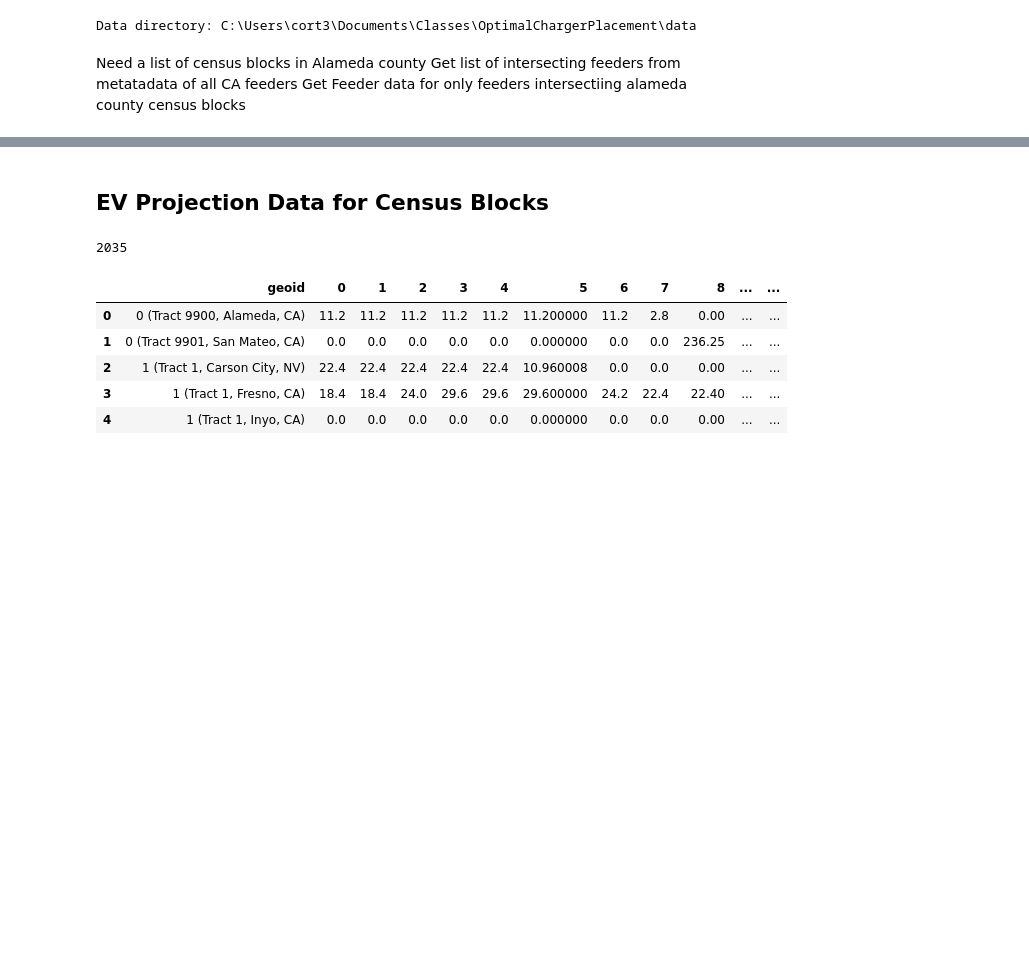
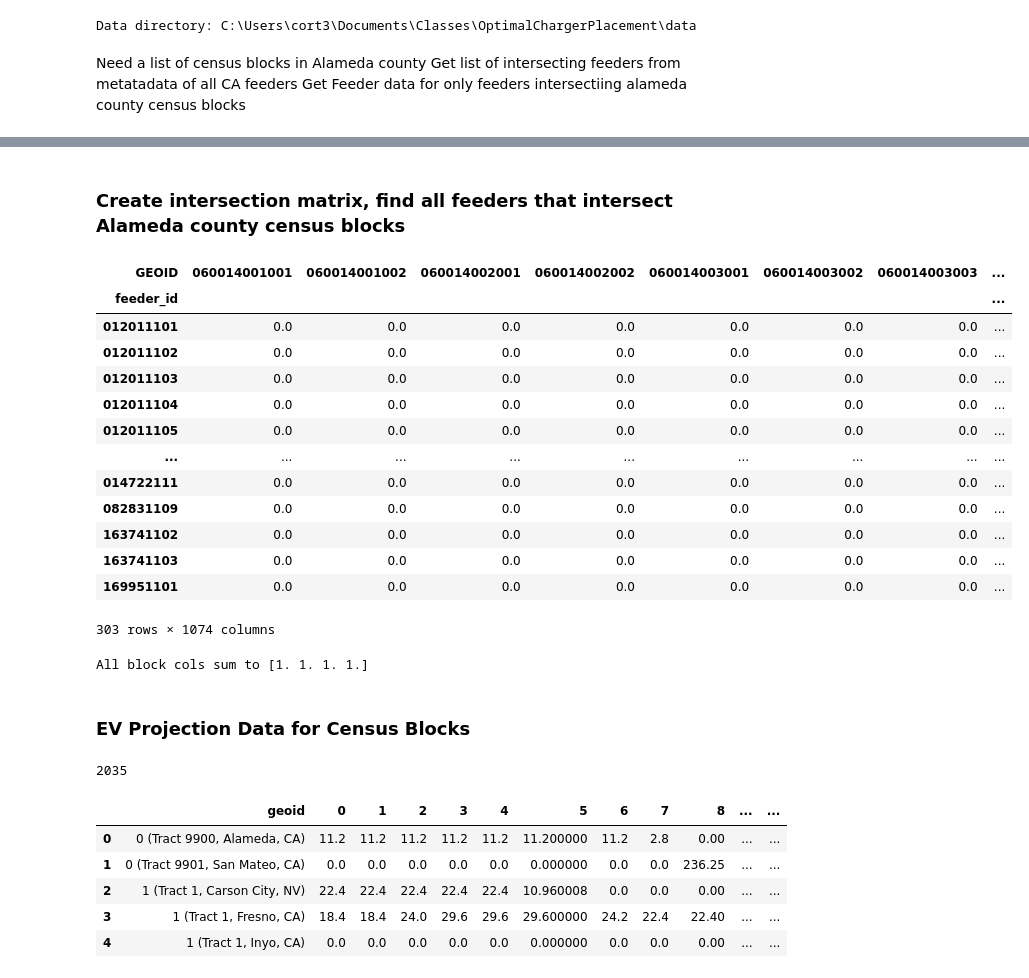
Before and after one commit to lazlop/OptimalChargerPlacement, a Jupyter notebook: notebooks/GridStressAnalysisAlameda.ipynb, the cells around one changed output, grey strips where cells are left out. Saved outputs shown, nothing was run; the diff lists cells and outputs as text; code cells hidden in the pictures; blank space fills up the shorter version.

```diff
--- a/notebooks/GridStressAnalysisAlameda.ipynb
+++ b/notebooks/GridStressAnalysisAlameda.ipynb
@@ -36,0 +100,73 @@ Get Feeder data for only feeders intersectiing alameda county census blocks
+# %% [markdown]
+### Create intersection matrix, find all feeders that intersect Alameda county census blocks
+# %%
+def get_feeder_census_block_intersection_matrix(feederGdf, censusGdf, verbose=False):
+    # CRS for Bay Area can be set to 32610 (when working in meters)
+    # CRS for some parts of California need to be adjusted
+    blocks_proj_m = alamedaCensusGdf.to_crs(epsg=32610)
+    feeders_proj_m = feederMetadataGdf.to_crs(epsg=32610)
+
+    # spatial join to find intersections between feeders and census blocks
+    intersections = gpd.overlay(feeders_proj_m, blocks_proj_m, how="intersection")
+
+    # length of each feeder segment in each block
+    intersections["length_in_block_m"] = intersections.geometry.apply(get_length)
+
+    # total length per block
+    block_totals = (
+        intersections.groupby("GEOID")["length_in_block_m"]
+        .sum()
+        .rename("total_length_in_block"))
+
+    # merge total length per block back to intersections
+    intersections = intersections.merge(block_totals, on="GEOID")
+
+    # Fraction of a feeder lenth in a block over total length of all feeders in that block
+    intersections["fraction"] = (intersections["length_in_block_m"] / intersections["total_length_in_block"])
+
+    feeder_block_matrix = intersections.pivot_table(
+        index="feeder_id",  # replace with your feeder ID column
+        columns="GEOID",
+        values="fraction",
+        fill_value=0,)
+
+    if verbose:
+        display(feeder_block_matrix)
+        # CHECKING THE INTERSECTION WORKED CORRECTLY
+        # Add row to feeder_block_matrix which is the sum of each column
+        court_row = pd.DataFrame(feeder_block_matrix.sum(axis=0)).T
+        court_row.index = ["Court_Sum"]
+        vals = feeder_block_matrix.sum(axis=0).unique()
+        np.set_printoptions(precision=4)
+        print(f"All block cols sum to {vals}")
+
+    return feeder_block_matrix
+
+def get_length(geom):
+    if geom.is_empty:
+        return 0
+    elif isinstance(geom, LineString):
+        return geom.length
+    elif isinstance(geom, MultiLineString):
+        return sum(line.length for line in geom.geoms)
+    else:
+        # GeometryCollection: sum only LineStrings
+        return sum(g.length for g in geom.geoms if isinstance(g, LineString))
+
+feederBlockMtxAlameda = get_feeder_census_block_intersection_matrix(feederMetadataGdf, alamedaCensusGdf, verbose=True)
+# %% [output]
+| GEOID | 060014001001 | 060014001002 | 060014002001 | 060014002002 | 060014003001 | 060014003002 | 060014003003 | ... |
+| feeder_id |  |  |  |  |  |  |  | ... |
+| 012011101 | 0.0 | 0.0 | 0.0 | 0.0 | 0.0 | 0.0 | 0.0 | ... |
+| 012011102 | 0.0 | 0.0 | 0.0 | 0.0 | 0.0 | 0.0 | 0.0 | ... |
+| 012011103 | 0.0 | 0.0 | 0.0 | 0.0 | 0.0 | 0.0 | 0.0 | ... |
+| 012011104 | 0.0 | 0.0 | 0.0 | 0.0 | 0.0 | 0.0 | 0.0 | ... |
+| 012011105 | 0.0 | 0.0 | 0.0 | 0.0 | 0.0 | 0.0 | 0.0 | ... |
+| ... | ... | ... | ... | ... | ... | ... | ... | ... |
+| 014722111 | 0.0 | 0.0 | 0.0 | 0.0 | 0.0 | 0.0 | 0.0 | ... |
+| 082831109 | 0.0 | 0.0 | 0.0 | 0.0 | 0.0 | 0.0 | 0.0 | ... |
+| 163741102 | 0.0 | 0.0 | 0.0 | 0.0 | 0.0 | 0.0 | 0.0 | ... |
+| 163741103 | 0.0 | 0.0 | 0.0 | 0.0 | 0.0 | 0.0 | 0.0 | ... |
+| 169951101 | 0.0 | 0.0 | 0.0 | 0.0 | 0.0 | 0.0 | 0.0 | ... |
+303 rows × 1074 columns
+All block cols sum to [1. 1. 1. 1.]
@@ -37,5 +184,5 @@ Get Feeder data for only feeders intersectiing alameda county census blocks
 # %% [markdown]
-## EV Projection Data for Census Blocks
+### EV Projection Data for Census Blocks
 # %%
 # HELPER FUNCTIONS FOR EV LOAD CURVES
 
```
Also changed, not shown: parts of 19 cells of this notebook.
